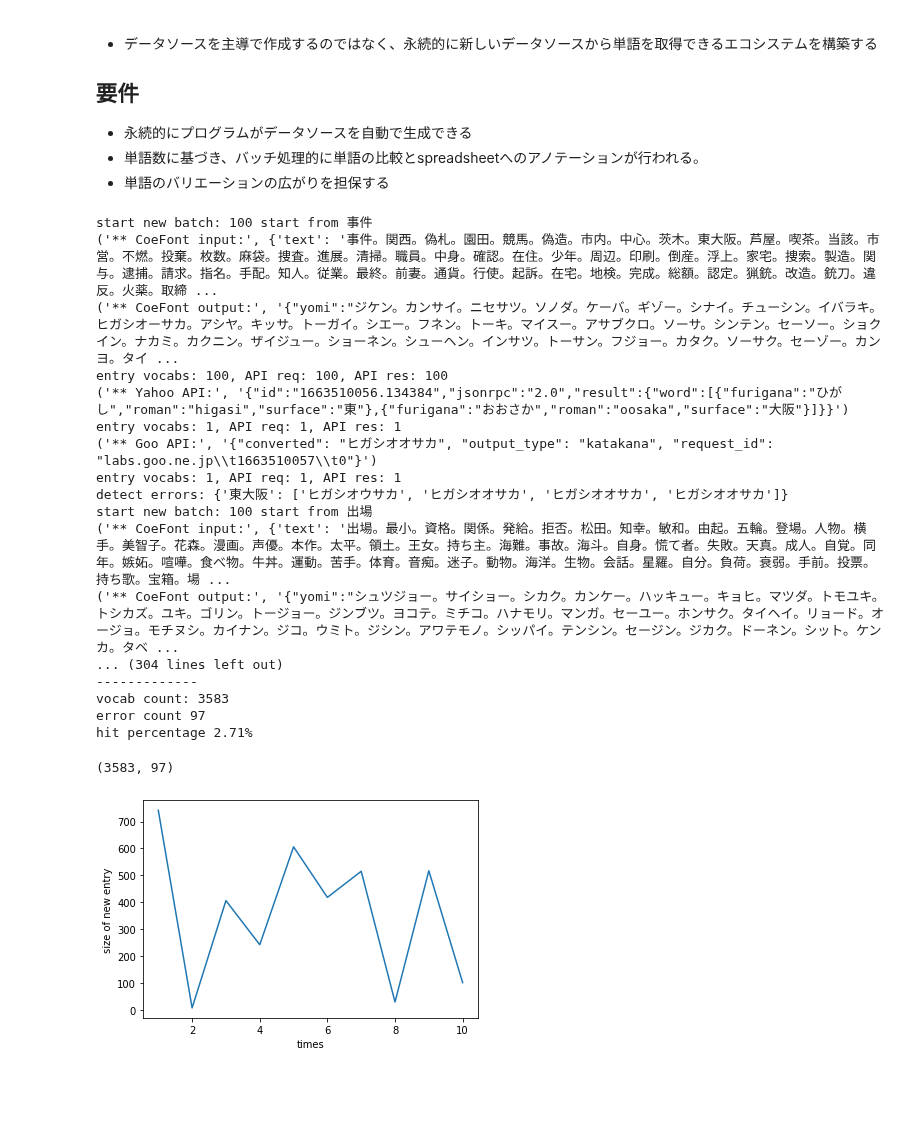
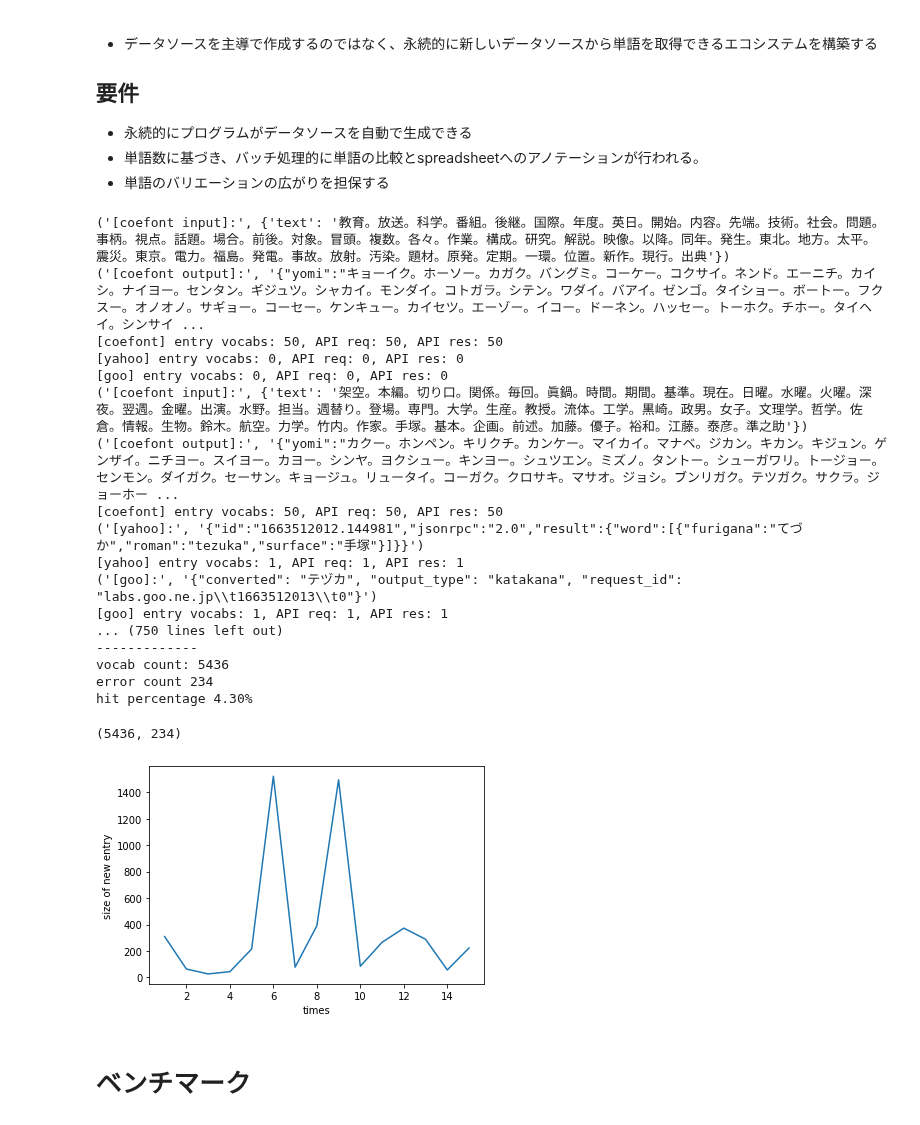
Before and after one commit to mzhkz/coefont_kana_convert_error_detector, a Jupyter notebook: 0904_detect_kana_yomi_error.ipynb, the cells around one changed output. Drawn from its saved outputs; the diff is of its cells as text; code cells hidden in the pictures; blank space fills up the shorter version.

```diff
--- a/0904_detect_kana_yomi_error.ipynb
+++ b/0904_detect_kana_yomi_error.ipynb
@@ -416,7 +417,8 @@ def _hiragana_to_katakana(target):
 
 test_02_url = secrets["coefont_api_endpoint"]
 test_02_data = {
-  "text": "麻弥。朝廷。",
+  # "text": "麻弥。朝廷。",
+  "text": "展示。赤井"
 }
 test_02_encoded_data = json.dumps(test_02_data).encode()
 test_02_r = reqs.post(url=test_02_url, data=test_02_encoded_data)
@@ -471,7 +472,7 @@ class GooConverter(BaseConverter):
 
     r = reqs.post(url=url, data=params)
     response_text = r.text
-    self.print_api_log("** Goo API:", response_text)
+    self.print_api_log("[{}]:".format(self.converter_name), response_text)
     response_json = json.loads(response_text)
     if "error" in response_json:
       print("goo params error:", params)
@@ -509,7 +510,7 @@ class YahooConverter(BaseConverter):
     encoded_params = json.dumps(params).encode()
     r = reqs.post(url=url, data=encoded_params, headers=headers)
     response_text = r.text
-    self.print_api_log("** Yahoo API:", response_text)
+    self.print_api_log("[{}]:".format(self.converter_name), response_text)
     response_json = json.loads(response_text)
     if "error" in response_json:
       print("yahoo params error:", params)
@@ -549,9 +550,9 @@ class ConverterCompetition:
       new_yomi_labels = converter.convert(entred_vocab, show_api_log)
 
     if show_api_log:
-      print("entry vocabs: {}, API req: {}, API res: {}".format(len(vocabs), len(entred_vocab), len(new_yomi_labels)))
+      print("[{}] entry vocabs: {}, API req: {}, API res: {}".format(converter.converter_name, len(vocabs), len(entred_vocab), len(new_yomi_labels)))
     if len(entred_vocab) != len(new_yomi_labels):
-      raise BaseException("require to match between the size of API req and res.")
+      raise BaseException("[{}] require to match between the size of API req and res.".format(converter.converter_name))
 
     for vocab, label in zip(entred_vocab, new_yomi_labels):
       lebels_db.put(converter.get_indexkey(vocab), label.encode("utf-8")) # APIから取得したよみをデータベースに保存（キャッシュとなり、以降これが使われる）
@@ -844,27 +845,29 @@ def getDataSourceFromWikipedia(limit=None, show_received_log=False):
                    break
 # %%
 # datasetの上限100, バッチ処理100characterに設定し、ストリーミングを行う
-test_09_batch = OptimaizedCompetionBatch(test_09_competition, streaming_iters=getDataSourceFromWikipedia(limit=20, show_received_log=False), batch_character_size=200)
-test_09_batch.start(reset_cache=True, plot_entry_rates=True, show_batch_log=True, show_api_log=True) #ストリーミング処理を開始
+test_09_batch = OptimaizedCompetionBatch(test_09_competition, streaming_iters=getDataSourceFromWikipedia(limit=20, show_received_log=False), batch_character_size=100)
+test_09_batch.start(reset_cache=True, plot_entry_rates=True, show_batch_log=False, show_api_log=True) #ストリーミング処理を開始
 # %% [output]
-start new batch: 100 start from 事件
-('** CoeFont input:', {'text': '事件。関西。偽札。園田。競馬。偽造。市内。中心。茨木。東大阪。芦屋。喫茶。当該。市営。不燃。投棄。枚数。麻袋。捜査。進展。清掃。職員。中身。確認。在住。少年。周辺。印刷。倒産。浮上。家宅。捜索。製造。関与。逮捕。請求。指名。手配。知人。従業。最終。前妻。通貨。行使。起訴。在宅。地検。完成。総額。認定。猟銃。改造。銃刀。違反。火薬。取締 ...
-('** CoeFont output:', '{"yomi":"ジケン。カンサイ。ニセサツ。ソノダ。ケーバ。ギゾー。シナイ。チューシン。イバラキ。ヒガシオーサカ。アシヤ。キッサ。トーガイ。シエー。フネン。トーキ。マイスー。アサブクロ。ソーサ。シンテン。セーソー。ショクイン。ナカミ。カクニン。ザイジュー。ショーネン。シューヘン。インサツ。トーサン。フジョー。カタク。ソーサク。セーゾー。カンヨ。タイ ...
-entry vocabs: 100, API req: 100, API res: 100
-('** Yahoo API:', '{"id":"1663510056.134384","jsonrpc":"2.0","result":{"word":[{"furigana":"ひがし","roman":"higasi","surface":"東"},{"furigana":"おおさか","roman":"oosaka","surface":"大阪"}]}}')
-entry vocabs: 1, API req: 1, API res: 1
-('** Goo API:', '{"converted": "ヒガシオオサカ", "output_type": "katakana", "request_id": "labs.goo.ne.jp\\t1663510057\\t0"}')
-entry vocabs: 1, API req: 1, API res: 1
-detect errors: {'東大阪': ['ヒガシオウサカ', 'ヒガシオオサカ', 'ヒガシオオサカ', 'ヒガシオオサカ']}
-start new batch: 100 start from 出場
-('** CoeFont input:', {'text': '出場。最小。資格。関係。発給。拒否。松田。知幸。敏和。由起。五輪。登場。人物。横手。美智子。花森。漫画。声優。本作。太平。領土。王女。持ち主。海難。事故。海斗。自身。慌て者。失敗。天真。成人。自覚。同年。嫉妬。喧嘩。食べ物。牛丼。運動。苦手。体育。音痴。迷子。動物。海洋。生物。会話。星羅。自分。負荷。衰弱。手前。投票。持ち歌。宝箱。場 ...
-('** CoeFont output:', '{"yomi":"シュツジョー。サイショー。シカク。カンケー。ハッキュー。キョヒ。マツダ。トモユキ。トシカズ。ユキ。ゴリン。トージョー。ジンブツ。ヨコテ。ミチコ。ハナモリ。マンガ。セーユー。ホンサク。タイヘイ。リョード。オージョ。モチヌシ。カイナン。ジコ。ウミト。ジシン。アワテモノ。シッパイ。テンシン。セージン。ジカク。ドーネン。シット。ケンカ。タベ ...
-... (304 lines left out)
+('[coefont input]:', {'text': '教育。放送。科学。番組。後継。国際。年度。英日。開始。内容。先端。技術。社会。問題。事柄。視点。話題。場合。前後。対象。冒頭。複数。各々。作業。構成。研究。解説。映像。以降。同年。発生。東北。地方。太平。震災。東京。電力。福島。発電。事故。放射。汚染。題材。原発。定期。一環。位置。新作。現行。出典'})
+('[coefont output]:', '{"yomi":"キョーイク。ホーソー。カガク。バングミ。コーケー。コクサイ。ネンド。エーニチ。カイシ。ナイヨー。センタン。ギジュツ。シャカイ。モンダイ。コトガラ。シテン。ワダイ。バアイ。ゼンゴ。タイショー。ボートー。フクスー。オノオノ。サギョー。コーセー。ケンキュー。カイセツ。エーゾー。イコー。ドーネン。ハッセー。トーホク。チホー。タイヘイ。シンサイ ...
+[coefont] entry vocabs: 50, API req: 50, API res: 50
+[yahoo] entry vocabs: 0, API req: 0, API res: 0
+[goo] entry vocabs: 0, API req: 0, API res: 0
+('[coefont input]:', {'text': '架空。本編。切り口。関係。毎回。眞鍋。時間。期間。基準。現在。日曜。水曜。火曜。深夜。翌週。金曜。出演。水野。担当。週替り。登場。専門。大学。生産。教授。流体。工学。黒崎。政男。女子。文理学。哲学。佐倉。情報。生物。鈴木。航空。力学。竹内。作家。手塚。基本。企画。前述。加藤。優子。裕和。江藤。泰彦。準之助'})
+('[coefont output]:', '{"yomi":"カクー。ホンペン。キリクチ。カンケー。マイカイ。マナベ。ジカン。キカン。キジュン。ゲンザイ。ニチヨー。スイヨー。カヨー。シンヤ。ヨクシュー。キンヨー。シュツエン。ミズノ。タントー。シューガワリ。トージョー。センモン。ダイガク。セーサン。キョージュ。リュータイ。コーガク。クロサキ。マサオ。ジョシ。ブンリガク。テツガク。サクラ。ジョーホー ...
+[coefont] entry vocabs: 50, API req: 50, API res: 50
+('[yahoo]:', '{"id":"1663512012.144981","jsonrpc":"2.0","result":{"word":[{"furigana":"てづか","roman":"tezuka","surface":"手塚"}]}}')
+[yahoo] entry vocabs: 1, API req: 1, API res: 1
+('[goo]:', '{"converted": "テヅカ", "output_type": "katakana", "request_id": "labs.goo.ne.jp\\t1663512013\\t0"}')
+[goo] entry vocabs: 1, API req: 1, API res: 1
+... (750 lines left out)
 -------------
-vocab count: 3583
-error count 97
-hit percentage 2.71%
+vocab count: 5436
+error count 234
+hit percentage 4.30%
-(3583, 97)
+(5436, 234)
-[figure, old version]
+[figure, new version]
+# %% [markdown]
+# ベンチマーク
 # %%
 # datasetの上限100, バッチ処理100characterに設定し、ストリーミングを行う
```
Also changed, not shown: parts of 7 cells of this notebook.
